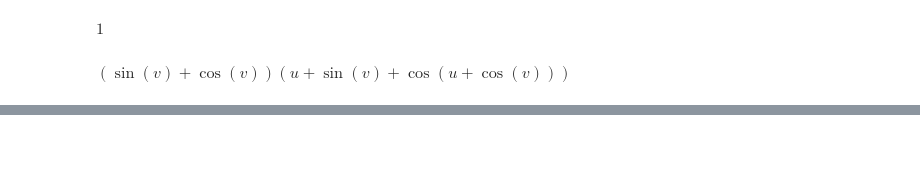
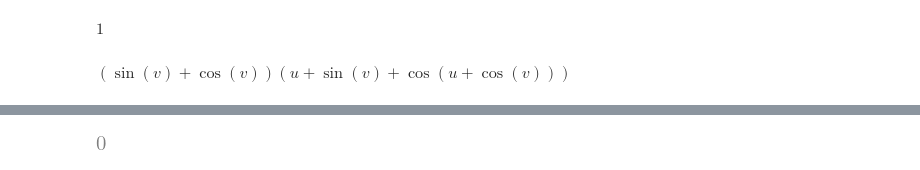
Before and after one commit to VrindavanSanap/sympy, a Jupyter notebook: notebook.ipynb, the cells around one changed output, grey strips where cells are left out. Drawn from its saved outputs; the diff is of its cells as text; code cells hidden in the pictures; blank space fills up the shorter version.

```diff
--- a/notebook.ipynb
+++ b/notebook.ipynb
@@ -114,0 +191,8 @@ $\displaystyle \left(\sin{\left(v \right)} + \cos{\left(v \right)}\right) \left(
+# %%
+x = cos(t)
+y = 3* sin(t)
+
+phi = -x**2 * y**2
+phi.subs(t, -pi) - phi.subs(t, pi)
+# %% [output]
+[figure, added]
```
Also changed, not shown: parts of 20 cells of this notebook, 1 other file.
